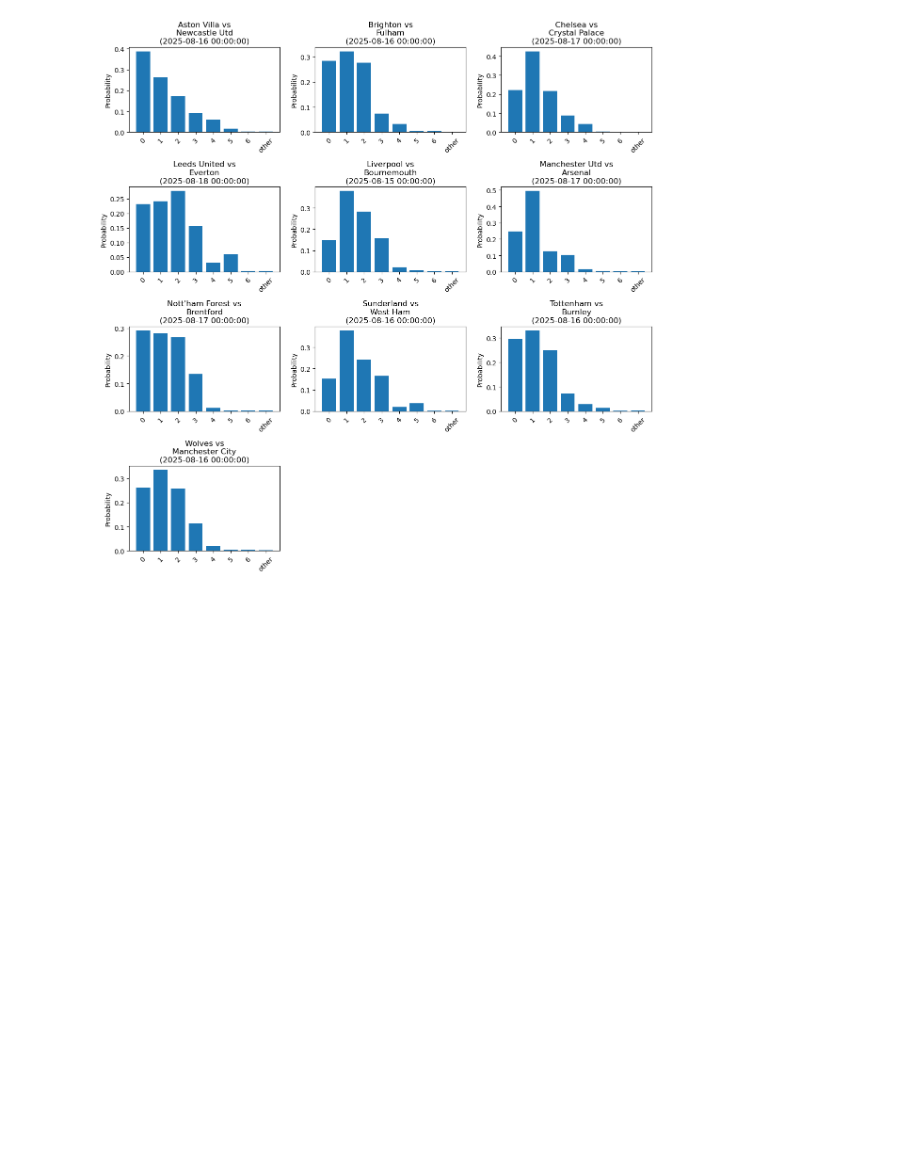
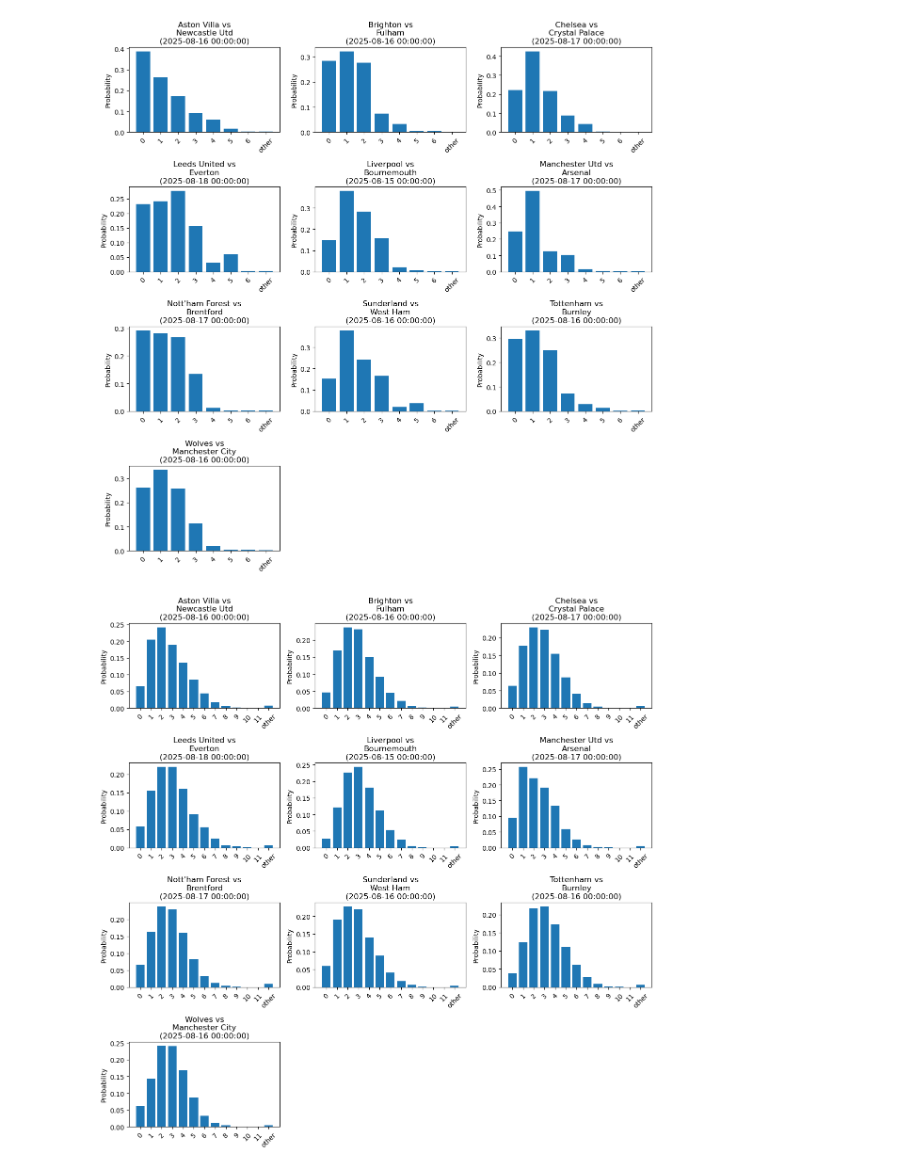
Before and after one commit to 1111111huang/betbot, a Jupyter notebook: run/batch_update/inference.ipynb, the cells around one changed output. Cells and saved outputs as stored; diff of their text form; code cells hidden in the pictures; blank space fills up the shorter version.

```diff
--- a/run/batch_update/inference.ipynb
+++ b/run/batch_update/inference.ipynb
@@ -300,0 +342,10 @@ plot_predictions_distribution(predictions, 'premier_league', 'away_goals')
+# %%
+# The plotting function expects the 'date' column to be datetime64[ns], but in total_goals_predictions['premier_league'] it's likely object.
+# Convert 'date' column to datetime
+df = total_goals_predictions['premier_league'].copy()
+df['date'] = pd.to_datetime(df['date'])
+
+# Use the existing plot_predictions_distribution function
+plot_predictions_distribution({'premier_league': {'total_goals': df}}, 'premier_league', 'total_goals')
+# %% [output]
+[figure, added]
```
Also changed, not shown: parts of 2 cells of this notebook, 8 other files.
